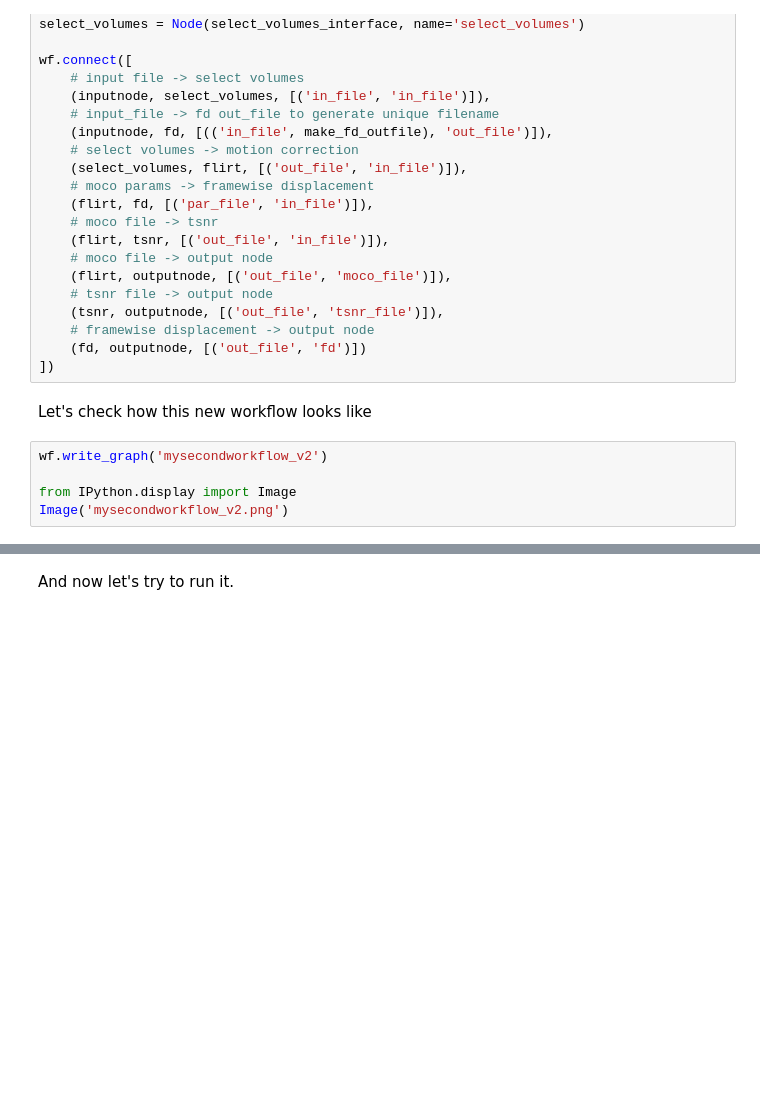
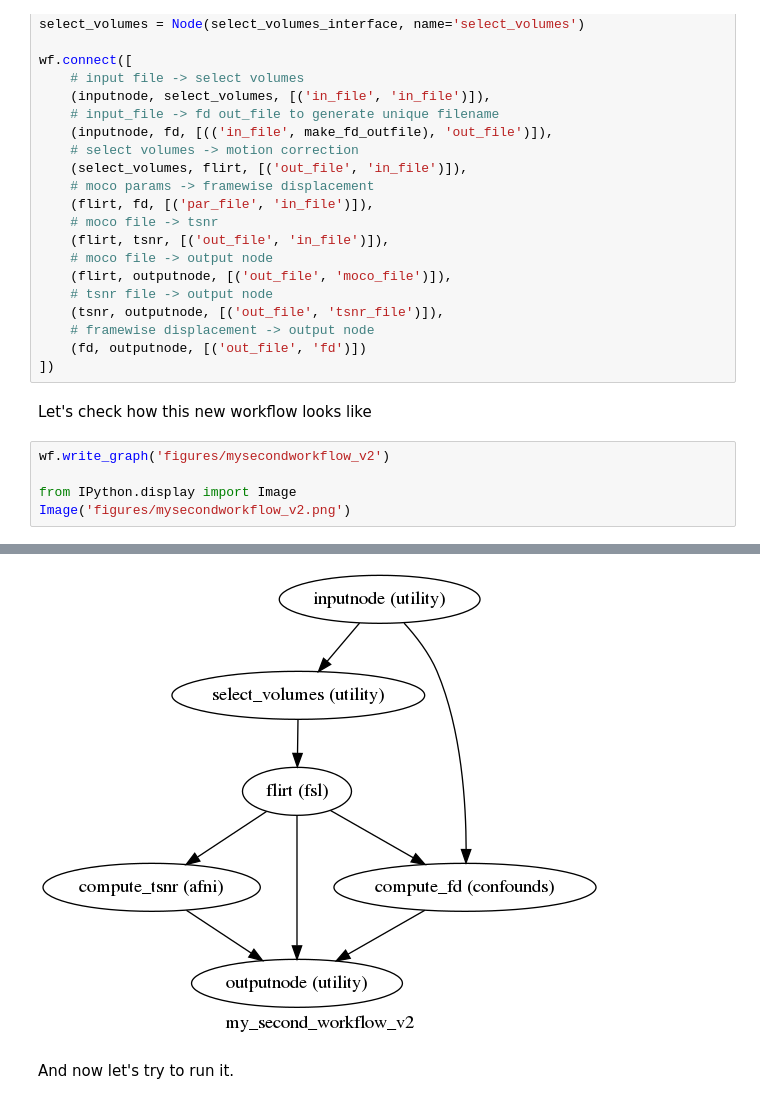
Before and after one commit to mvdoc/nipype-tutorial, a Jupyter notebook: 03-extending-our-first-workflow.ipynb, the cells around one changed output, grey strips where cells are left out. Cells and saved outputs as stored; diff of their text form; blank space fills up the shorter version.

```diff
--- a/03-extending-our-first-workflow.ipynb
+++ b/03-extending-our-first-workflow.ipynb
@@ -281,7 +355,8 @@ wf.connect([
 # %% [markdown]
 Let's check how this new workflow looks like
 # %%
-wf.write_graph('mysecondworkflow_v2')
+wf.write_graph('figures/mysecondworkflow_v2')
 
 from IPython.display import Image
-Image('mysecondworkflow_v2.png')
+Image('figures/mysecondworkflow_v2.png')
+# %% [output]
@@ -288,3 +365,4 @@ Image('mysecondworkflow_v2.png')
+[figure, added]
 # %% [markdown]
 And now let's try to run it.
 # %%
```
Also changed, not shown: parts of 29 cells of this notebook, 8 other files.
